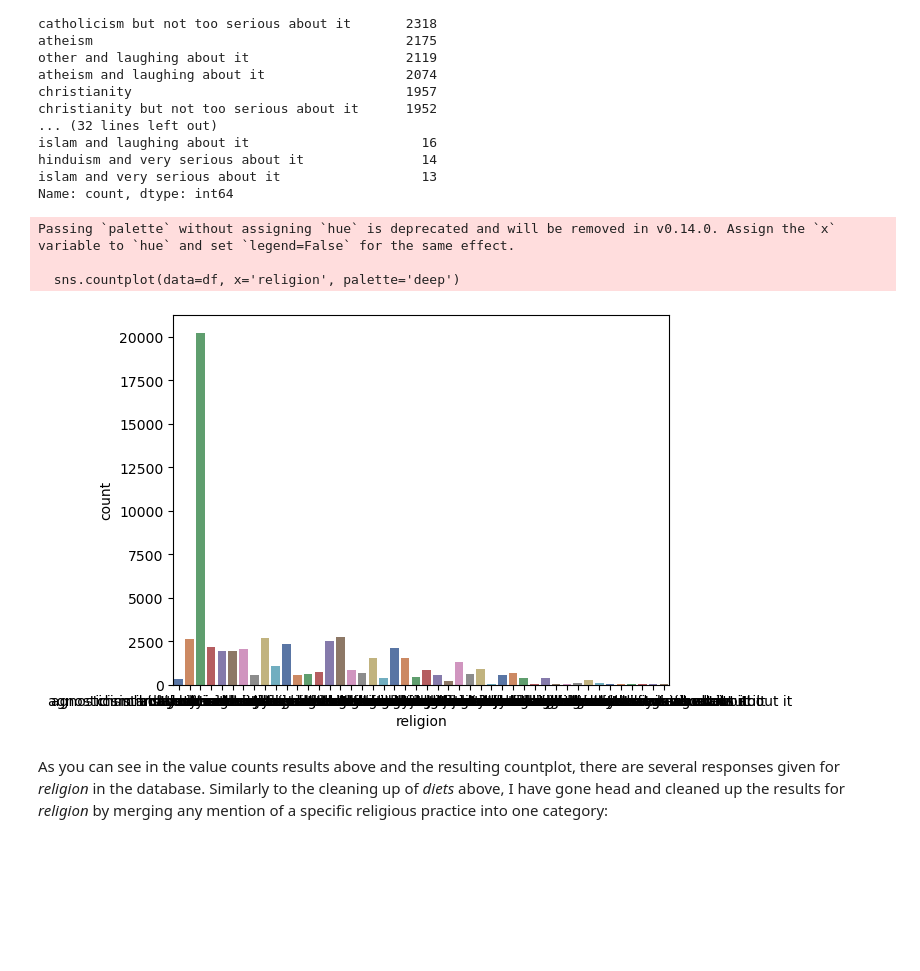
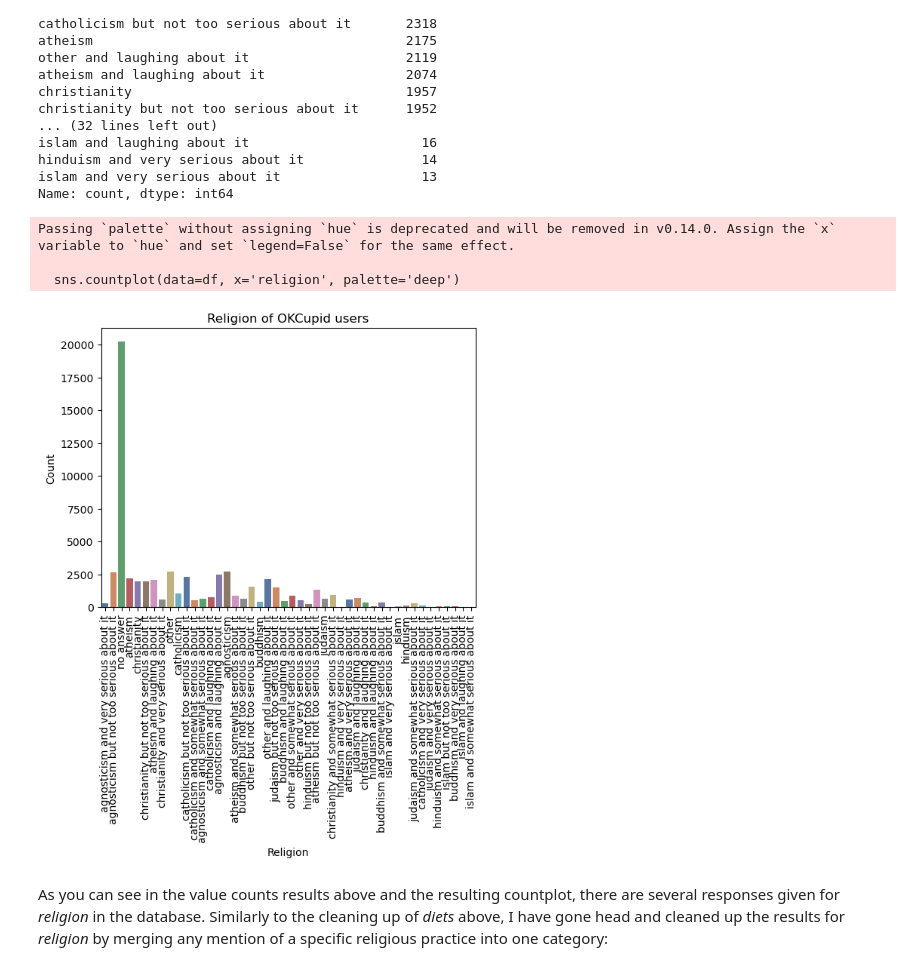
Before and after one commit to karoanton/nlp_data_science_course, a Jupyter notebook: OK-Cupid Date-A-Scientist/OKCupid-Date-A-Scientist-Starter/date-a-scientist.ipynb, the cells around one changed output. Cells and saved outputs as stored; diff of their text form; code cells hidden in the pictures; blank space fills up the shorter version.

Commit message:
OKCupid project updates

```diff
--- a/OK-Cupid Date-A-Scientist/OKCupid-Date-A-Scientist-Starter/date-a-scientist.ipynb
+++ b/OK-Cupid Date-A-Scientist/OKCupid-Date-A-Scientist-Starter/date-a-scientist.ipynb
@@ -109,0 +113,5 @@ df = df.rename(columns={'speaks': 'languages', 'sign': 'astrological_sign', 'off
+# %%
+df.replace("&rsquo;", "\'", regex=True, inplace=True)
+df.replace('<br />', ' ', regex=True, inplace=True)
+df.replace('\n', '', regex=True, inplace=True)
+df.head()
@@ -396,12 +447,16 @@ islam and very serious about it                  13
 Name: count, dtype: int64
 # %%
 sns.countplot(data=df, x='religion', palette='deep')
+plt.title("Religion of OKCupid users")
+plt.xlabel("Religion")
+plt.xticks(rotation=90)
+plt.ylabel("Count")
 plt.show()
 # %% [output]
 Passing `palette` without assigning `hue` is deprecated and will be removed in v0.14.0. Assign the `x` variable to `hue` and set `legend=False` for the same effect.
 
   sns.countplot(data=df, x='religion', palette='deep')
-[figure, old version]
+[figure, new version]
 # %% [markdown]
 As you can see in the value counts results above and the resulting countplot, there are several responses given for *religion* in the database. Similarly to the cleaning up of *diets* above, I have gone head and cleaned up the results for *religion* by merging any mention of a specific religious practice into one category:
 # %%
```
Also changed, not shown: parts of 9 cells of this notebook.
